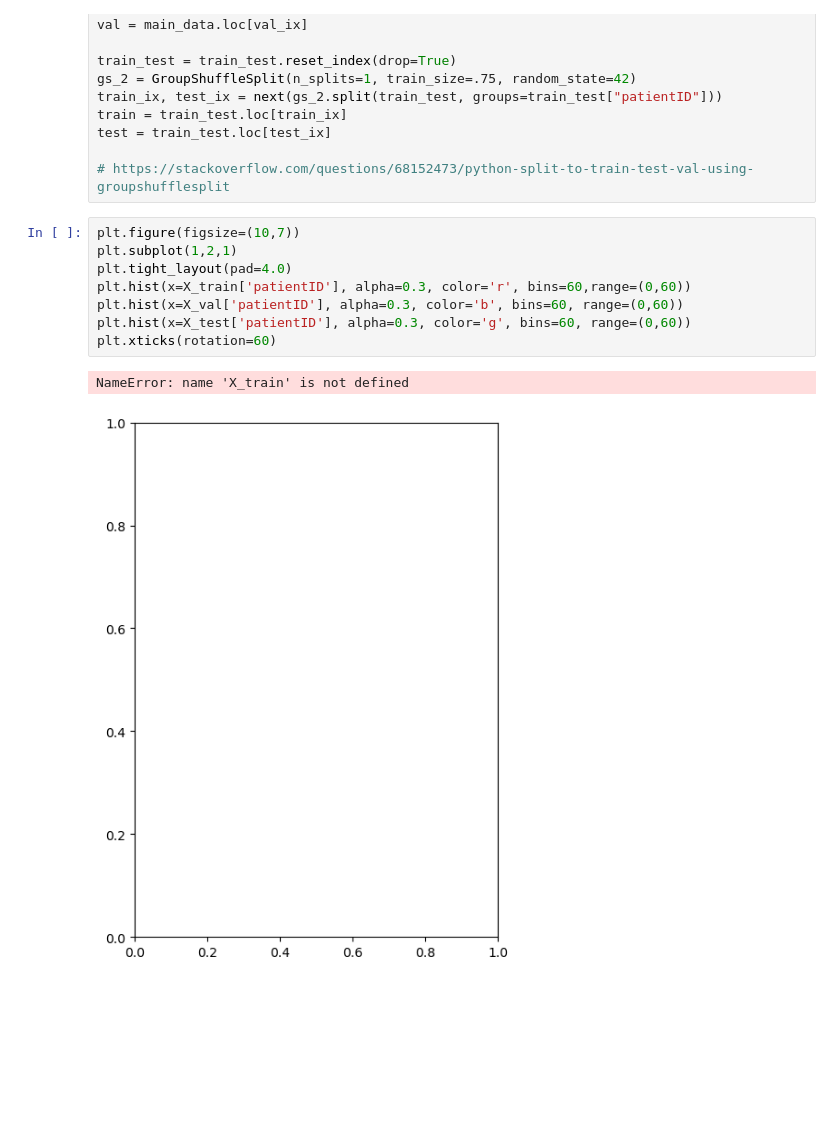
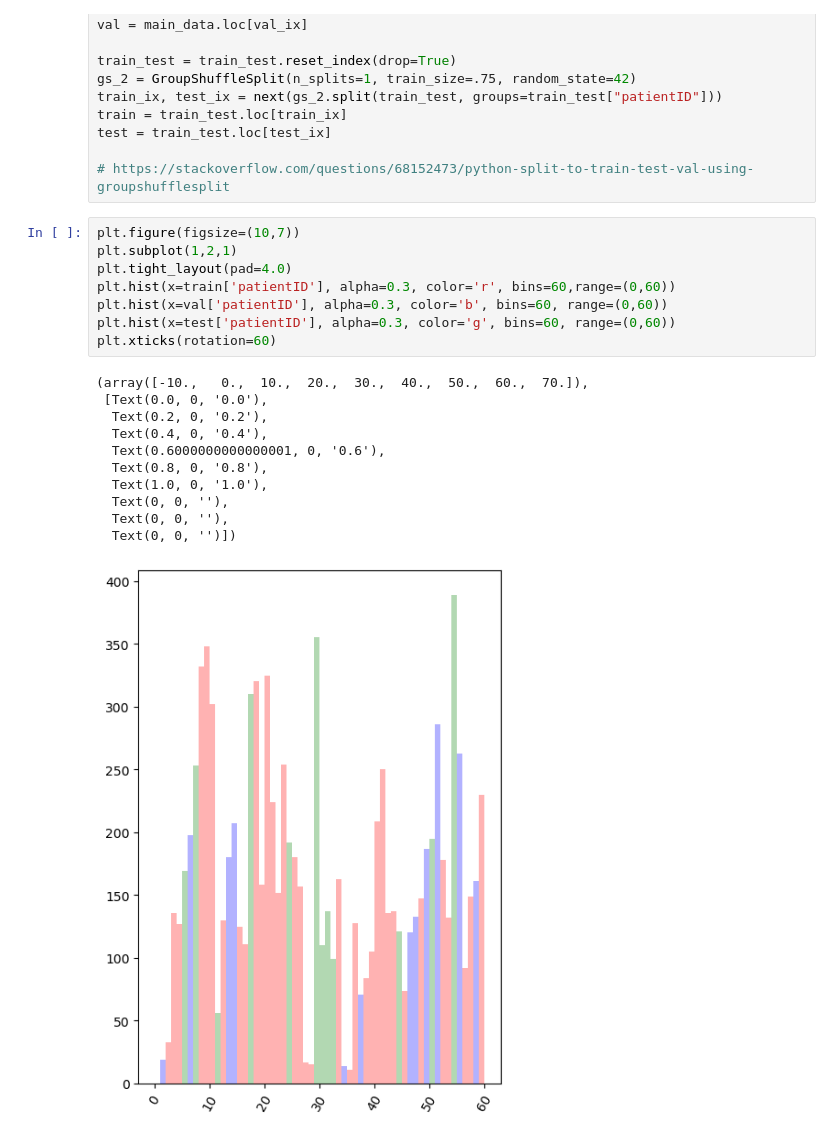
Before and after one commit to s3848792/MachineLearningA2, a Jupyter notebook: A2_Code_Bill.ipynb, the cells around one changed output. Cells and saved outputs as stored; diff of their text form; blank space fills up the shorter version.

```diff
--- a/A2_Code_Bill.ipynb
+++ b/A2_Code_Bill.ipynb
@@ -97,14 +80,23 @@ test = train_test.loc[test_ix]
 # %%
 plt.figure(figsize=(10,7))
 plt.subplot(1,2,1)
 plt.tight_layout(pad=4.0)
-plt.hist(x=X_train['patientID'], alpha=0.3, color='r', bins=60,range=(0,60))
-plt.hist(x=X_val['patientID'], alpha=0.3, color='b', bins=60, range=(0,60))
-plt.hist(x=X_test['patientID'], alpha=0.3, color='g', bins=60, range=(0,60))
+plt.hist(x=train['patientID'], alpha=0.3, color='r', bins=60,range=(0,60))
+plt.hist(x=val['patientID'], alpha=0.3, color='b', bins=60, range=(0,60))
+plt.hist(x=test['patientID'], alpha=0.3, color='g', bins=60, range=(0,60))
 plt.xticks(rotation=60)
 # %% [output]
-NameError: name 'X_train' is not defined
+(array([-10.,   0.,  10.,  20.,  30.,  40.,  50.,  60.,  70.]),
+ [Text(0.0, 0, '0.0'),
+  Text(0.2, 0, '0.2'),
+  Text(0.4, 0, '0.4'),
+  Text(0.6000000000000001, 0, '0.6'),
+  Text(0.8, 0, '0.8'),
+  Text(1.0, 0, '1.0'),
+  Text(0, 0, ''),
+  Text(0, 0, ''),
+  Text(0, 0, '')])
-[figure, old version]
+[figure, new version]
 # %%
 INPUT_DIM = (27,27,3)
 HIDDEN_LAYER_DIM = 256
```
Also changed, not shown: parts of 29 cells of this notebook, 2 other files.
